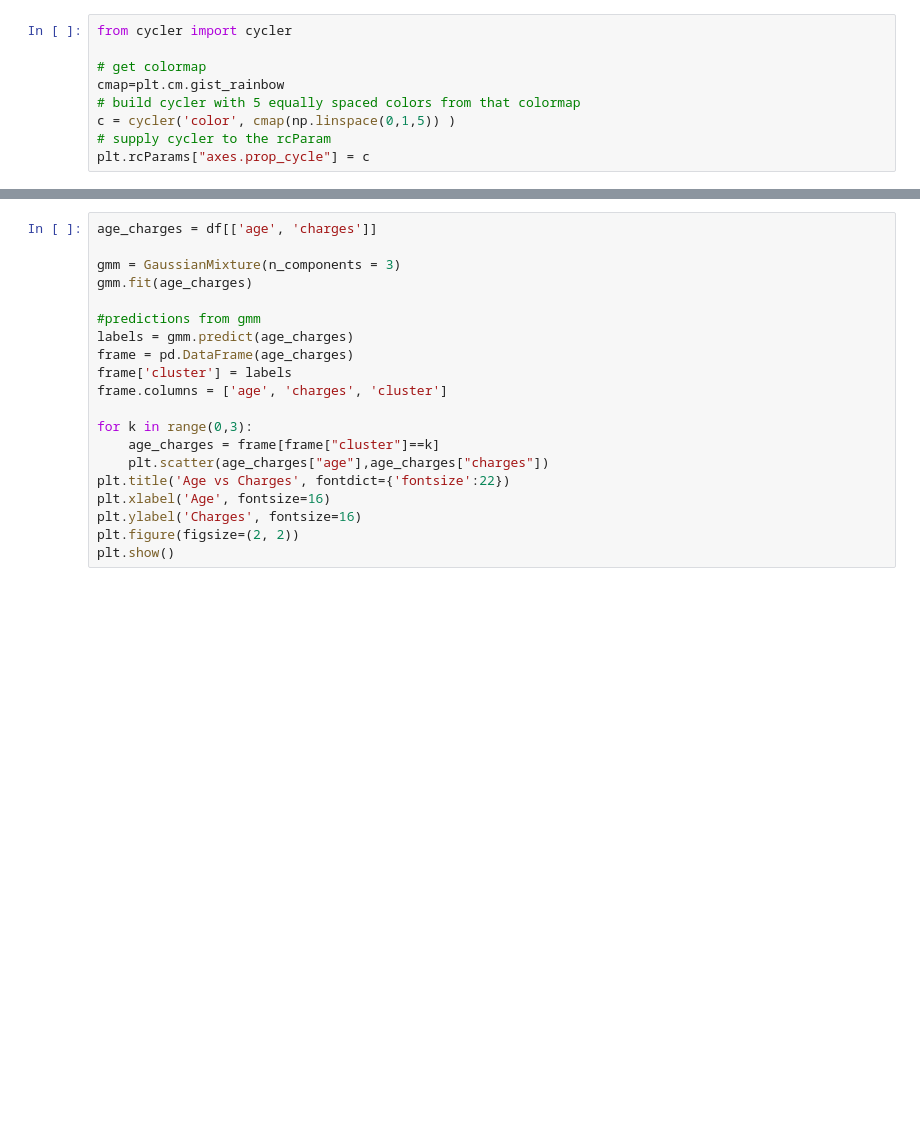
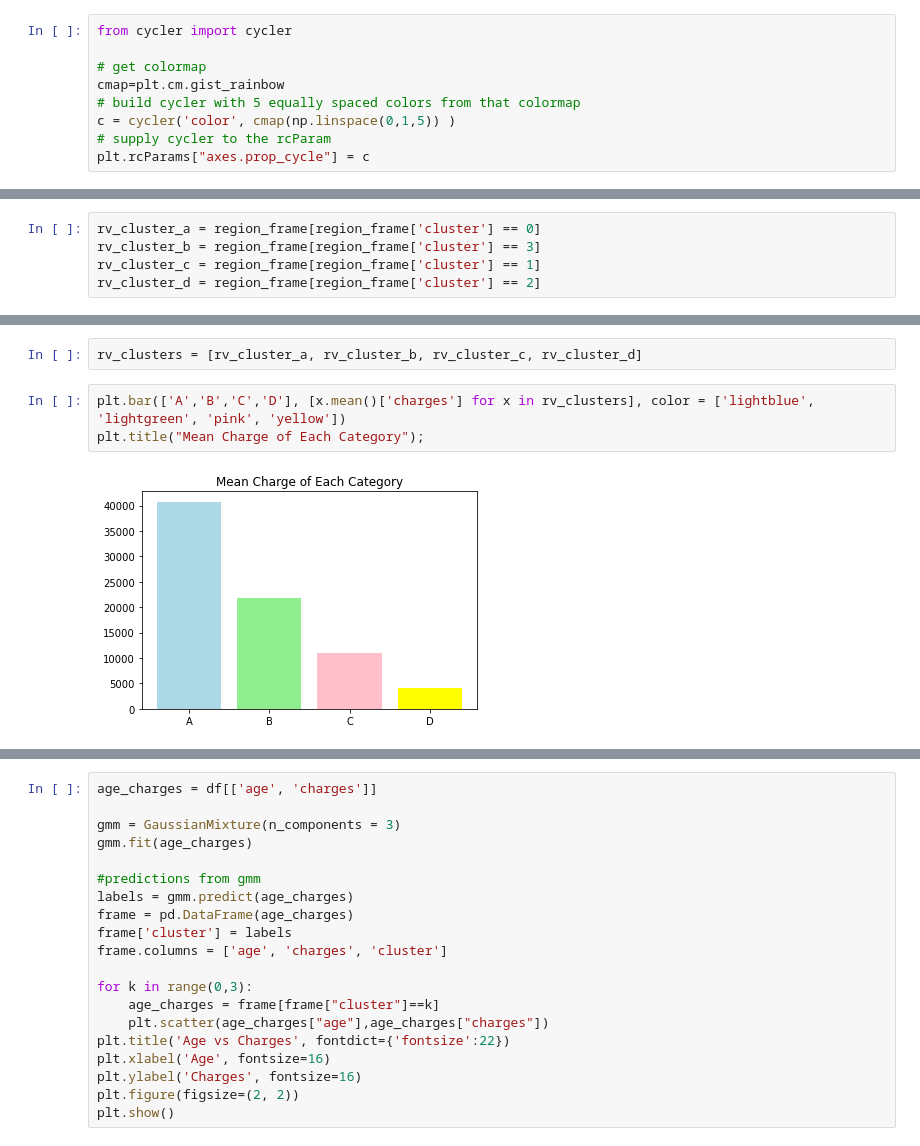
Before and after one commit to Injoker645/Inter-University-Big-Data-Challenge-2022, a Jupyter notebook: Inusrance Groups Clusters.ipynb, the cells around one changed output, grey strips where cells are left out. Drawn from its saved outputs; the diff is of its cells as text; blank space fills up the shorter version.

```diff
--- a/Inusrance Groups Clusters.ipynb
+++ b/Inusrance Groups Clusters.ipynb
@@ -66,0 +136,5 @@ plt.rcParams["axes.prop_cycle"] = c
+# %%
+rv_cluster_a = region_frame[region_frame['cluster'] == 0]
+rv_cluster_b = region_frame[region_frame['cluster'] == 3]
+rv_cluster_c = region_frame[region_frame['cluster'] == 1]
+rv_cluster_d = region_frame[region_frame['cluster'] == 2]
@@ -66,0 +164,7 @@ plt.rcParams["axes.prop_cycle"] = c
+# %%
+rv_clusters = [rv_cluster_a, rv_cluster_b, rv_cluster_c, rv_cluster_d]
+# %%
+plt.bar(['A','B','C','D'], [x.mean()['charges'] for x in rv_clusters], color = ['lightblue', 'lightgreen', 'pink', 'yellow'])
+plt.title("Mean Charge of Each Category");
+# %% [output]
+[figure, added]
```
Also changed, not shown: parts of 30 cells of this notebook.
